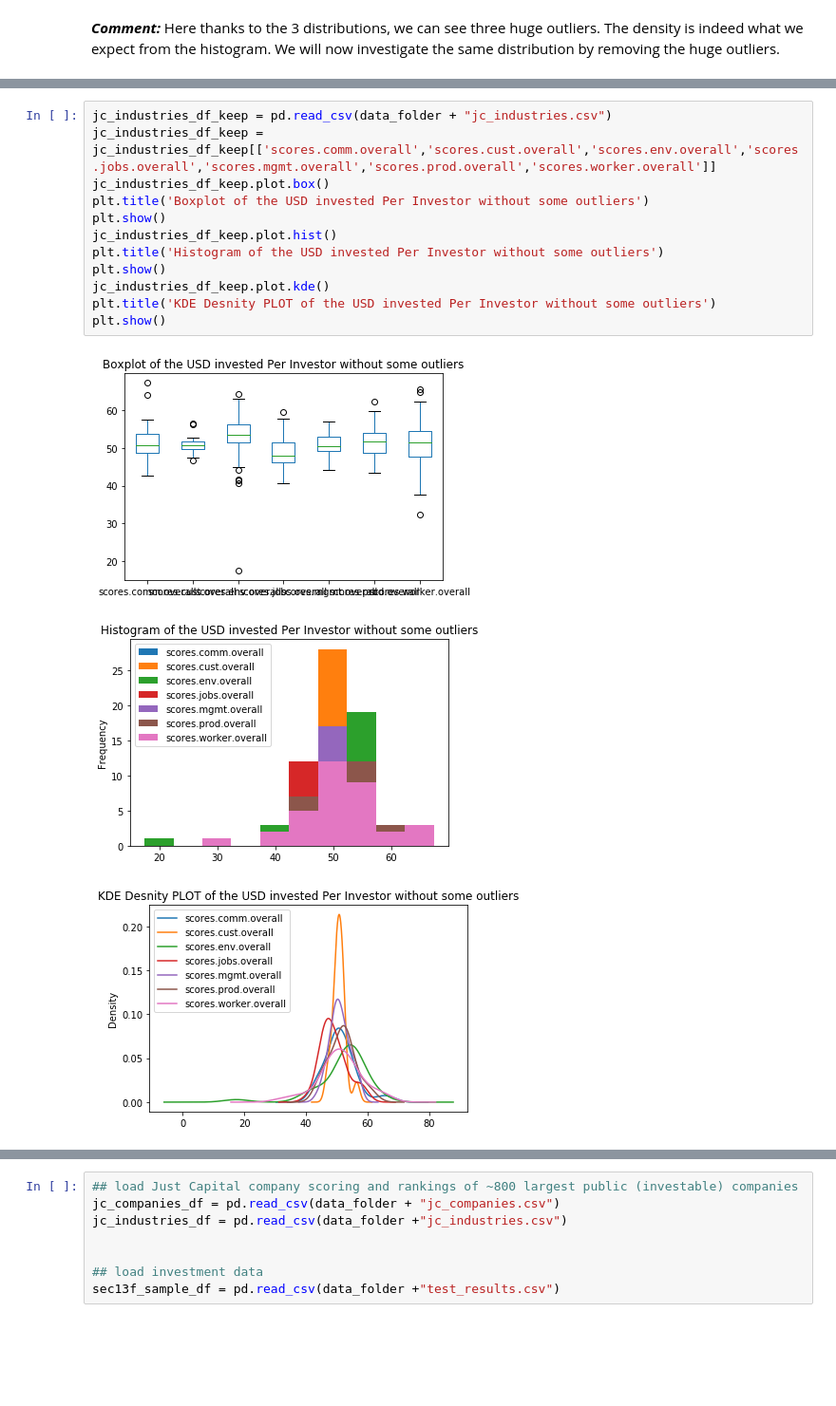
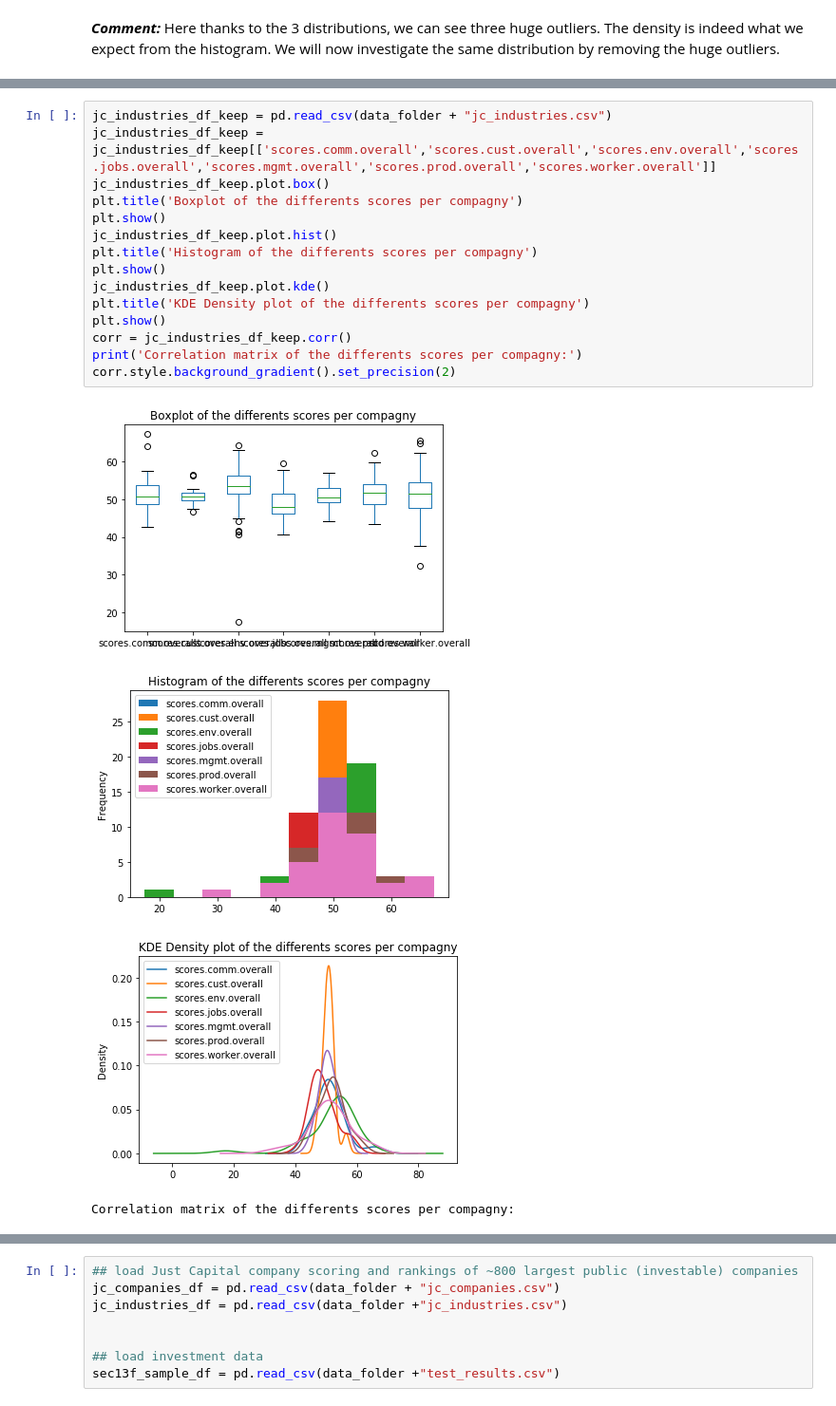
Before and after one commit to dcleres/investing_for_social_good, a Jupyter notebook: milestone_2_notebook.ipynb, the cells around one changed output, grey strips where cells are left out. Shown at 95% size. Saved outputs shown, nothing was run; the diff lists cells and outputs as text; blank space fills up the shorter version.

```diff
--- a/milestone_2_notebook.ipynb
+++ b/milestone_2_notebook.ipynb
@@ -168,16 +168,20 @@ Here we can see that the median score is around 50 and that the majority of the
 # %%
 jc_industries_df_keep = pd.read_csv(data_folder + "jc_industries.csv")
 jc_industries_df_keep = jc_industries_df_keep[['scores.comm.overall','scores.cust.overall','scores.env.overall','scores.jobs.overall','scores.mgmt.overall','scores.prod.overall','scores.worker.overall']]
 jc_industries_df_keep.plot.box()
-plt.title('Boxplot of the USD invested Per Investor without some outliers')
+plt.title('Boxplot of the differents scores per compagny')
 plt.show()
 jc_industries_df_keep.plot.hist()
-plt.title('Histogram of the USD invested Per Investor without some outliers')
+plt.title('Histogram of the differents scores per compagny')
 plt.show()
 jc_industries_df_keep.plot.kde()
-plt.title('KDE Desnity PLOT of the USD invested Per Investor without some outliers')
+plt.title('KDE Density plot of the differents scores per compagny')
 plt.show()
+corr = jc_industries_df_keep.corr()
+print('Correlation matrix of the differents scores per compagny:')
+corr.style.background_gradient().set_precision(2)
 # %% [output]
-[figure, old version]
+[figure, new version]
-[figure, old version]
+[figure, new version]
-[figure, old version]
+[figure, new version]
+Correlation matrix of the differents scores per compagny:
```
Also changed, not shown: parts of 15 cells of this notebook.
